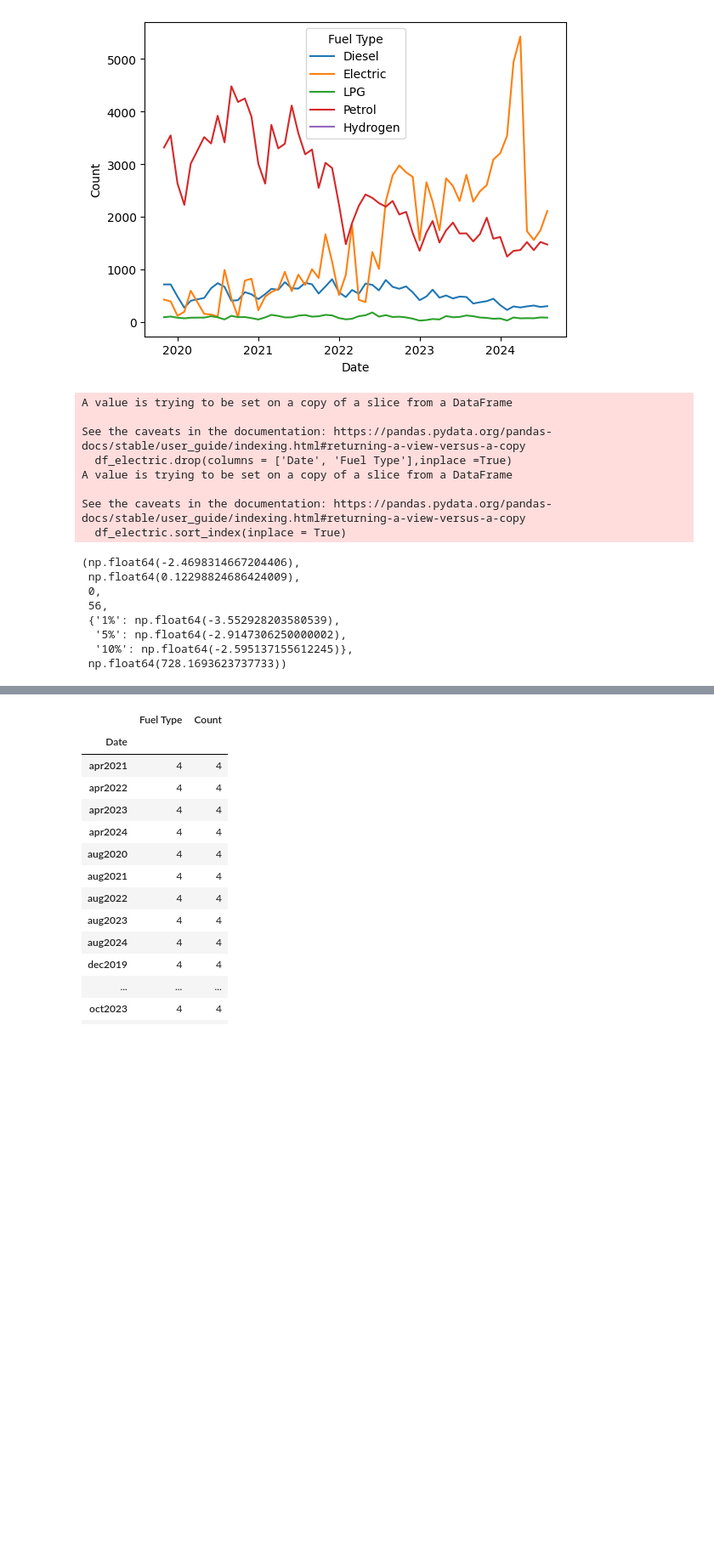
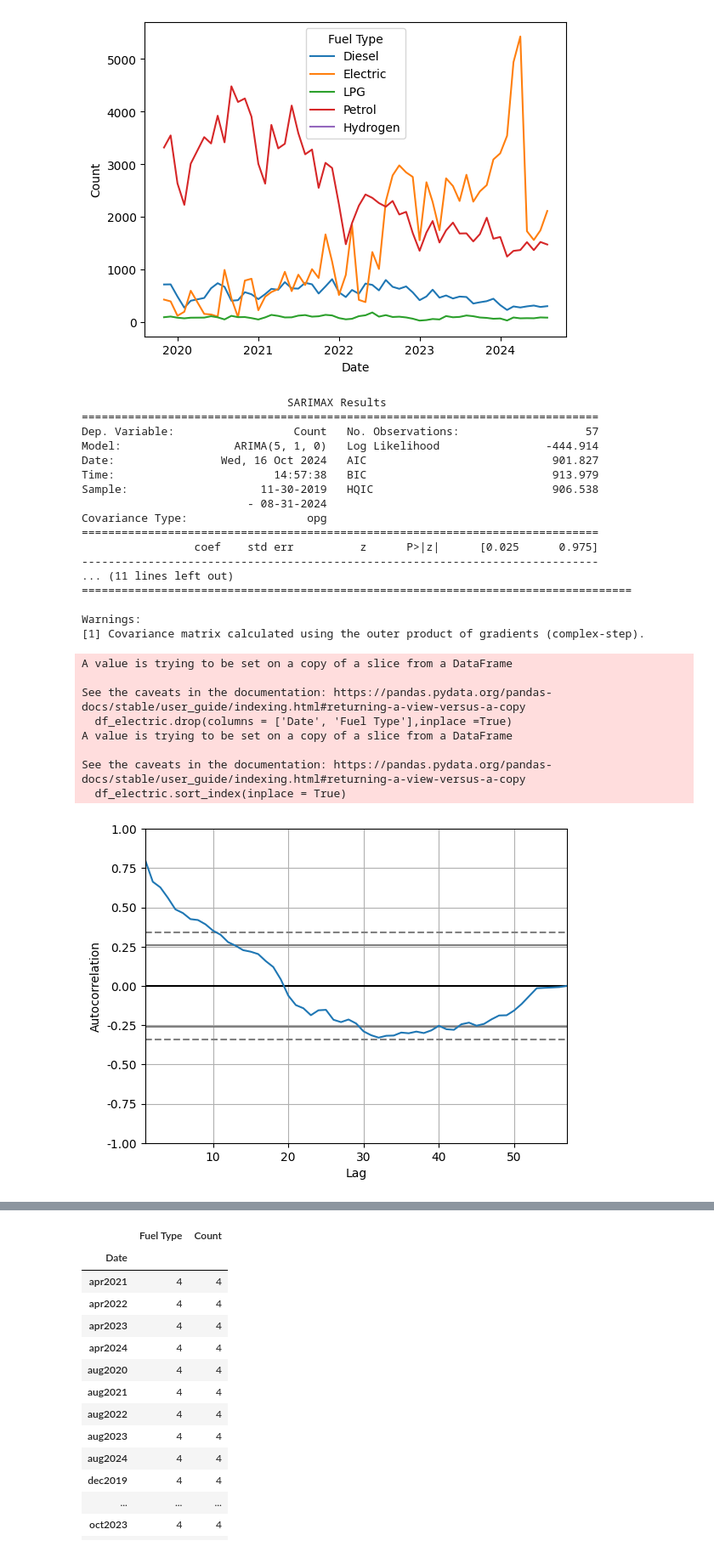
Before and after one commit to lilyleungch/erbscope99, a Jupyter notebook: data_cleansing/KK_HK_Data/projecttest-1.ipynb, the cells around one changed output, grey strips where cells are left out. Shown at 85% size. Saved outputs shown, nothing was run; the diff lists cells and outputs as text; code cells hidden in the pictures; blank space fills up the shorter version.

```diff
--- a/data_cleansing/KK_HK_Data/projecttest-1.ipynb
+++ b/data_cleansing/KK_HK_Data/projecttest-1.ipynb
@@ -158,27 +158,40 @@ plt.show()
 # %%
 from pandas.plotting import autocorrelation_plot
 from statsmodels.tsa.arima.model import ARIMA
-from statsmodels.tsa.stattools import adfuller
 df_electric = master_df[master_df['Fuel Type']=='Electric']
 df_electric.drop(columns = ['Date', 'Fuel Type'],inplace =True)
 df_electric.index = pd.to_datetime( df_electric.index, format = '%Y-%m')
 df_electric.index = df_electric.index.to_period('M')
 df_electric.sort_index(inplace = True)
-adfuller(df_electric)
+df_electric
+autocorrelation_plot(df_electric)
+model = ARIMA(df_electric, order=(5,1,0))
+model_fit = model.fit()
+print(model_fit.summary())
 # %% [output]
-A value is trying to be set on a copy of a slice from a DataFrame
+                               SARIMAX Results
+==============================================================================
+Dep. Variable:                  Count   No. Observations:                   57
+Model:                 ARIMA(5, 1, 0)   Log Likelihood                -444.914
+Date:                Wed, 16 Oct 2024   AIC                            901.827
+Time:                        14:57:38   BIC                            913.979
+Sample:                    11-30-2019   HQIC                           906.538
+                         - 08-31-2024
+Covariance Type:                  opg
+==============================================================================
+                 coef    std err          z      P>|z|      [0.025      0.975]
+------------------------------------------------------------------------------
+... (11 lines left out)
+===================================================================================
 
-See the caveats in the documentation: https://pandas.pydata.org/pandas-docs/stable/user_guide/indexing.html#returning-a-view-versus-a-copy
-  df_electric.drop(columns = ['Date', 'Fuel Type'],inplace =True)
-A value is trying to be set on a copy of a slice from a DataFrame
-
-See the caveats in the documentation: https://pandas.pydata.org/pandas-docs/stable/user_guide/indexing.html#returning-a-view-versus-a-copy
-  df_electric.sort_index(inplace = True)
+Warnings:
+[1] Covariance matrix calculated using the outer product of gradients (complex-step).
-(np.float64(-2.4698314667204406),
- np.float64(0.12298824686424009),
- 0,
- 56,
- {'1%': np.float64(-3.552928203580539),
-  '5%': np.float64(-2.9147306250000002),
-  '10%': np.float64(-2.595137155612245)},
- np.float64(728.1693623737733))
+A value is trying to be set on a copy of a slice from a DataFrame
+
+See the caveats in the documentation: https://pandas.pydata.org/pandas-docs/stable/user_guide/indexing.html#returning-a-view-versus-a-copy
+  df_electric.drop(columns = ['Date', 'Fuel Type'],inplace =True)
+A value is trying to be set on a copy of a slice from a DataFrame
+
+See the caveats in the documentation: https://pandas.pydata.org/pandas-docs/stable/user_guide/indexing.html#returning-a-view-versus-a-copy
+  df_electric.sort_index(inplace = True)
+[figure, added]
```
Also changed, not shown: parts of 8 cells of this notebook.
